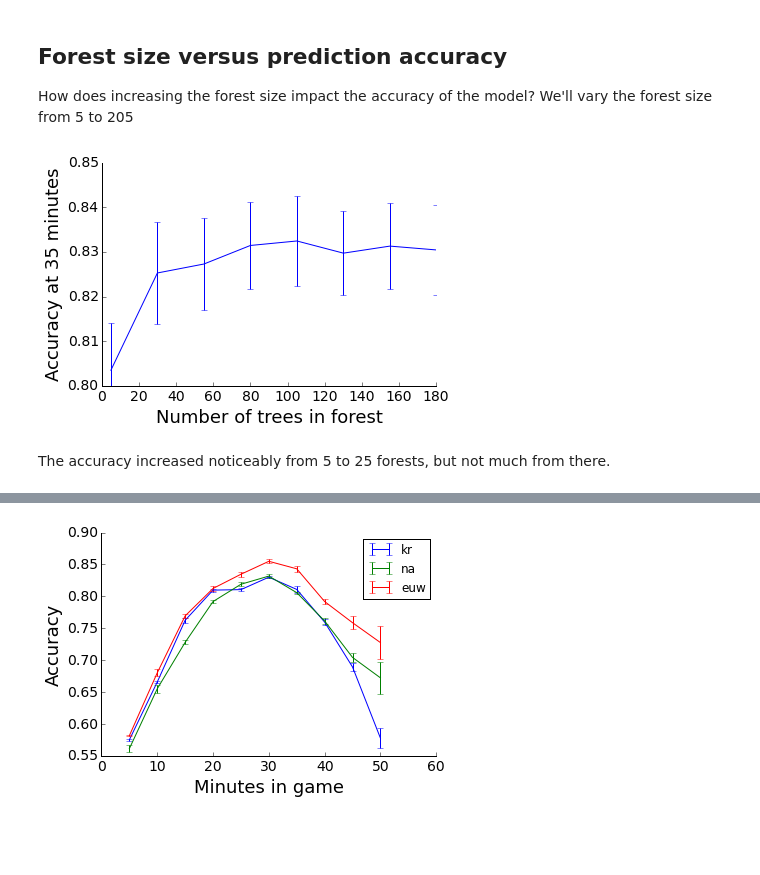
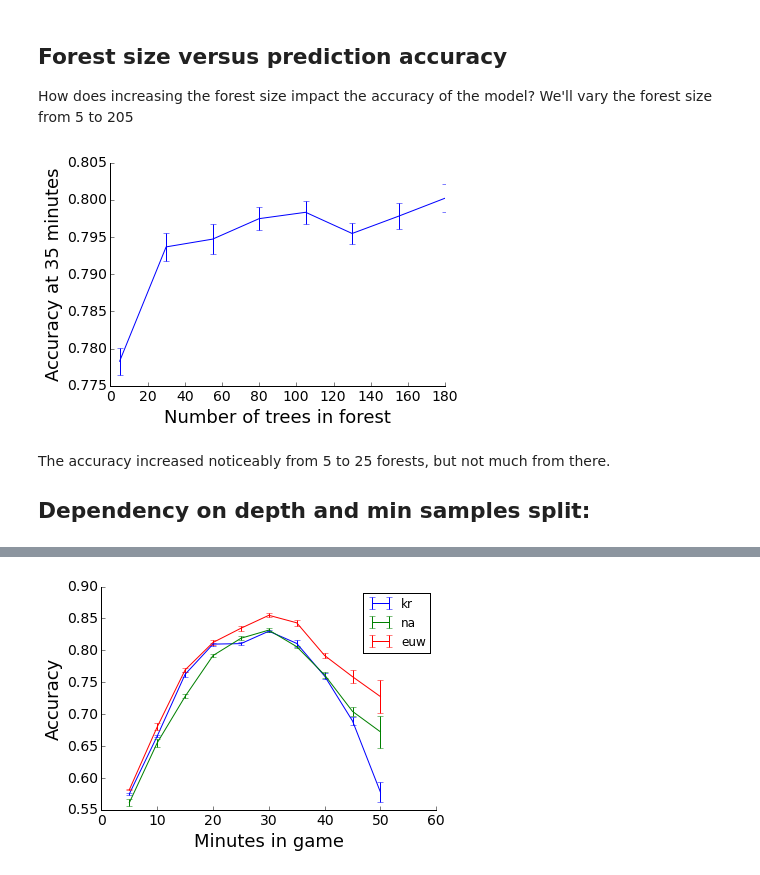
Before and after one commit to map222/lolML, a Jupyter notebook: notebooks/League of Legends working notebook.ipynb, the cells around one changed output, grey strips where cells are left out. Cells and saved outputs as stored; diff of their text form; code cells hidden in the pictures; blank space fills up the shorter version.

Commit message:
Low ELO plot, and some hyper parameters in notebook

```diff
--- a/notebooks/League of Legends working notebook.ipynb
+++ b/notebooks/League of Legends working notebook.ipynb
@@ -458,16 +463,17 @@ How does increasing the forest size impact the accuracy of the model? We'll vary
 forest_sizes = np.arange(5, 205, 25)
 def score_by_size(cur_size):
     size_forest = RandomForestClassifier(n_jobs = 4, n_estimators = cur_size, max_features = 'sqrt')
-    return cross_validation.cross_val_score(size_forest, euw_timelines_df[6][important_col],  euw_timelines_df[6]['winner'], cv=5, n_jobs = 4)
+    return cross_validation.cross_val_score(size_forest, euw_timelines_df[3][important_col],  euw_timelines_df[3]['winner'], cv=5, n_jobs = 4)
 
 size_scores = list(map(score_by_size, forest_sizes))
 # %%
 plt.errorbar(forest_sizes, np.mean(size_scores, 1), np.std(size_scores, 1) / np.sqrt(5))
 lol_plt.prettify_axes(plt.gca())
 plt.ylabel('Accuracy at 35 minutes', fontsize = 18)
 plt.xlabel('Number of trees in forest', fontsize = 18)
-plt.ylim([0.8, 0.85]);
+#plt.ylim([0.8, 0.85]);
 # %% [output]
-[figure, old version]
+[figure, new version]
 # %% [markdown]
 The accuracy increased noticeably from 5 to 25 forests, but not much from there.
+## Dependency on depth and min samples split:
```
Also changed, not shown: parts of 13 cells of this notebook, 1 other file.
